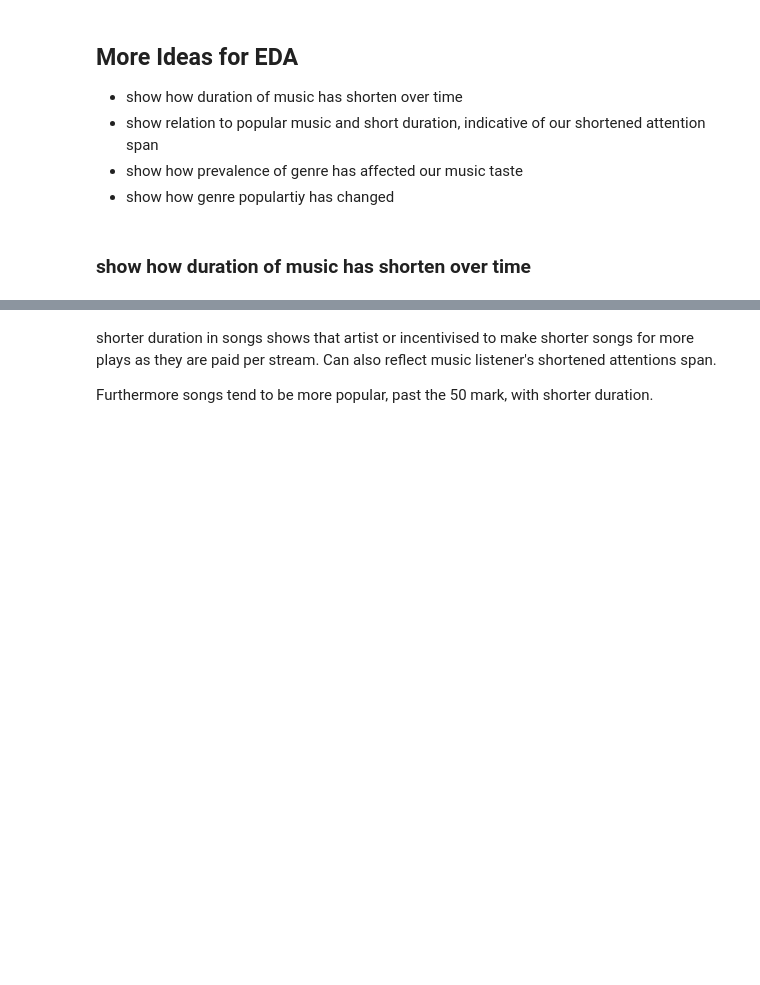
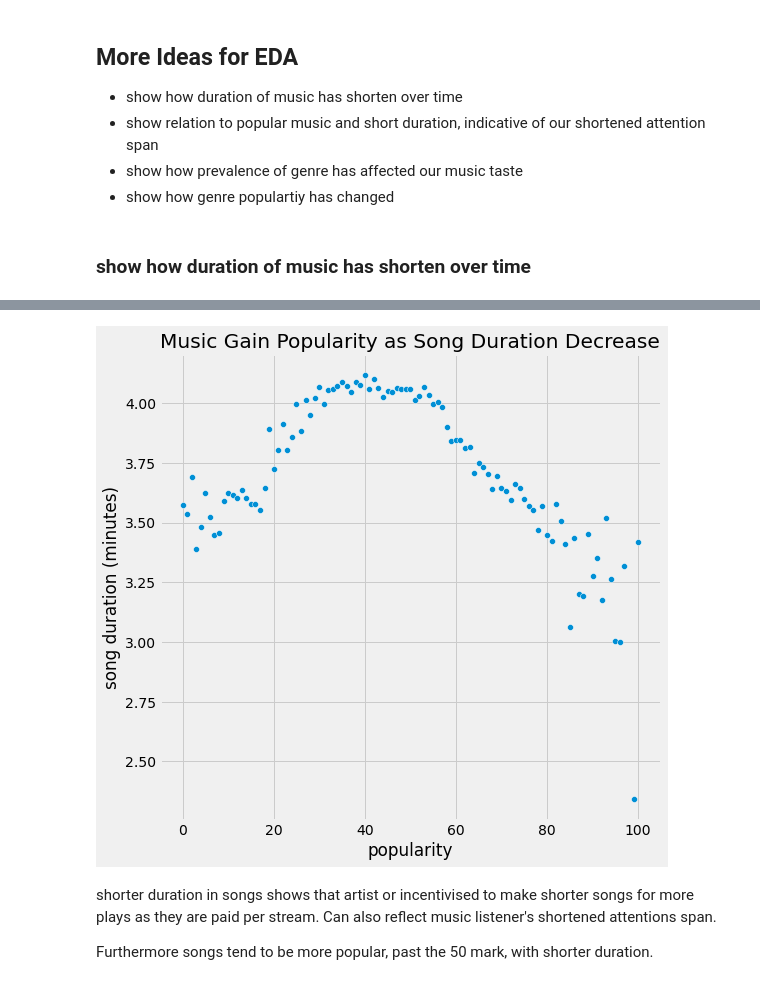
Before and after one commit to adelalsagoff/Spotify-Content-Base-Recommender, a Jupyter notebook: code/Spotify Recommender System EDA Capstone Idea 1.ipynb, the cells around one changed output, grey strips where cells are left out. Cells and saved outputs as stored; diff of their text form; code cells hidden in the pictures; blank space fills up the shorter version.

```diff
--- a/code/Spotify Recommender System EDA Capstone Idea 1.ipynb
+++ b/code/Spotify Recommender System EDA Capstone Idea 1.ipynb
@@ -267,9 +494,12 @@ plt.savefig('../iamges/duration-of-music-decline-overtime.png');
 # %%
 #plot the duration of songs relationship with popularity
 plt.figure(figsize=(8,8))
 sns.scatterplot(data =(data_df.groupby('popularity')['duration_ms'].mean()/60000))
-plt.title('Popular Music Rating > 50 Get More Popular as Song Duration Decrease')
-plt.ylabel('song duration (minutes)');
+plt.title('Music Gain Popularity as Song Duration Decrease')
+plt.ylabel('song duration (minutes)')
+plt.savefig('../images/more-popular-as-song-duration-decrease');
+# %% [output]
+[figure, added]
 # %% [markdown]
 shorter duration in songs shows that artist or incentivised to make shorter songs for more plays as they are paid per stream. Can also reflect music listener's shortened attentions span.
 
```
Also changed, not shown: parts of 62 cells of this notebook.
